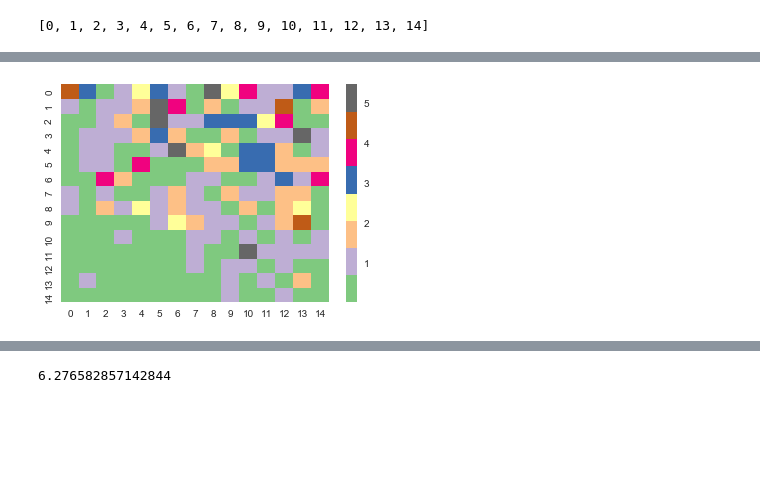
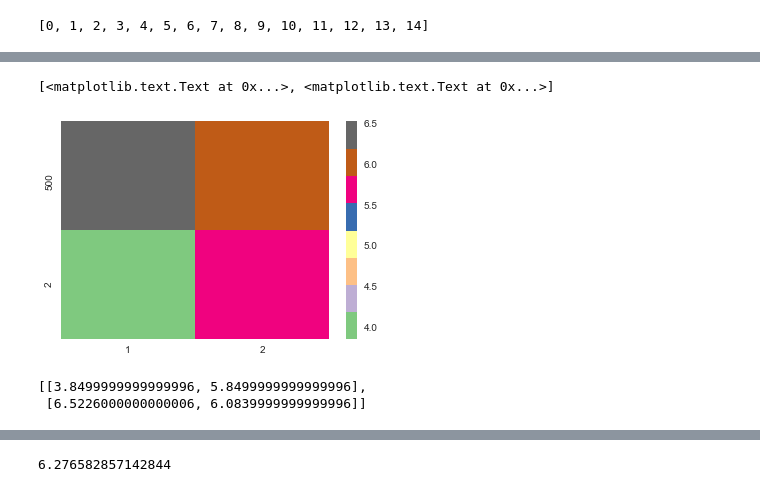
Before and after one commit to dpaolella/airproj, a Jupyter notebook: sandbox.ipynb, the cells around one changed output, grey strips where cells are left out. Cells and saved outputs as stored; diff of their text form; code cells hidden in the pictures; blank space fills up the shorter version.

```diff
--- a/sandbox.ipynb
+++ b/sandbox.ipynb
@@ -75,15 +177,26 @@ def rand(data, lengths, visits):
 # %%
-randTest = rand(pm, [x+1 for x in range(15)], [10, 20, 30, 40, 50, 60, 70, 80, 90, 100, 150, 200, 250, 300, 500])
+randTest = rand(pm, [2, 500], [1, 2])
+# randTest = rand(pm, [10, 20, 30, 40, 50, 60, 70, 80, 90, 100, 150, 200, 250, 300, 500], [x+1 for x in range(15)])
+
 # randTest, s = rand(pm, [1], [1000])
 # df = pd.DataFrame(s)
 # df.hist()
+
+# sns.color_palette("Paired", as_cmap=True)
+# cmap = sns.diverging_palette(240, 10, n=9, as_cmap=True)
+# sns.choose_diverging_palette()
+# cmap = sns.color_palette(240, 10, n=9, cmap=True)
+ax = sns.heatmap(randTest, cmap="Accent")
+ax.invert_yaxis()
+ax.set_xticklabels([1, 2])
+ax.set_yticklabels([500, 2])
+# %% [output]
+[<matplotlib.text.Text at 0x...>, <matplotlib.text.Text at 0x...>]
+[figure, added]
-# %%
-# sns.color_palette("Paired", as_cmap=True)
-# cmap = sns.diverging_palette(240, 10, n=9, as_cmap=True)
-# sns.choose_diverging_palette()
-# cmap = sns.color_palette(240, 10, n=9, cmap=True)
-ax = sns.heatmap(randTest, cmap="Accent")
-# %% [output]
-[figure, removed]
+# %%
+randTest
+# %% [output]
+[[3.8499999999999996, 5.8499999999999996],
+ [6.5226000000000006, 6.0839999999999996]]
 # %%
 data.drop([0])
```
Also changed, not shown: parts of 23 cells of this notebook, 2 other files.
